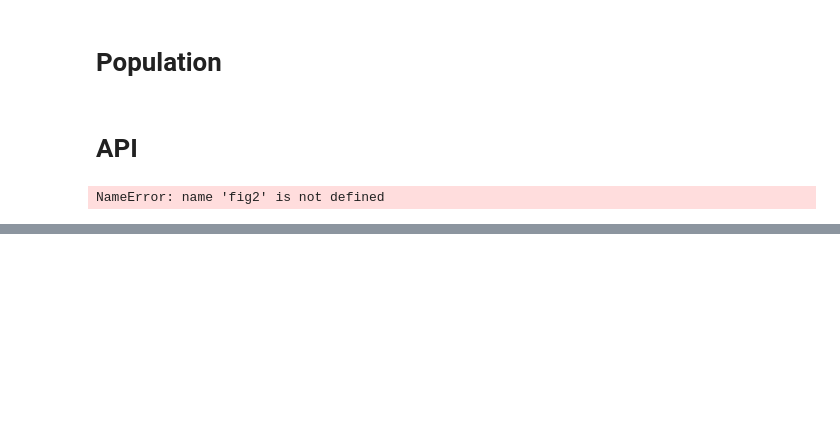
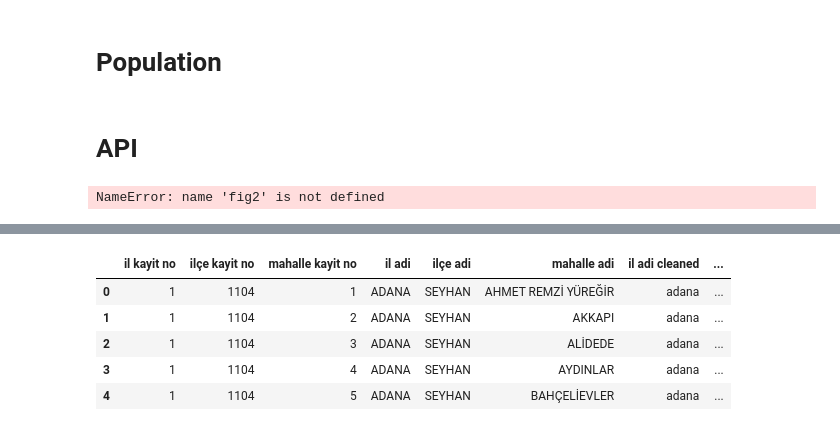
Before and after one commit to Zakerous76/analythings-viz-2-fastAPI-integration, a Jupyter notebook: plotly-py-viz-fastapi/developement.ipynb, the cells around one changed output, grey strips where cells are left out. Cells and saved outputs as stored; diff of their text form; code cells hidden in the pictures; blank space fills up the shorter version.

```diff
--- a/plotly-py-viz-fastapi/developement.ipynb
+++ b/plotly-py-viz-fastapi/developement.ipynb
@@ -1010,20 +985,42 @@ df_a.set_index("id").sort_index()
+# %%
+turkish_to_english = {
+    'ç': 'c', 'ğ': 'g', 'ı': 'i', 'ö': 'o', 'ş': 's', 'ü': 'u', "i̇": "i",
+    'Ç': 'C', 'Ğ': 'G', 'İ': 'I', 'Ö': 'O', 'Ş': 'S', 'Ü': 'U', ".": ""
+}
+def replace_turkish_chars(text):
+    text = text.lower()
+    for turkish_char, english_char in turkish_to_english.items():
+        text = text.replace(turkish_char, english_char)
+    return text
 # %%
 def population_df():
     df_p = pd.read_excel("./datasets/nüfus.xlsx",  sheet_name="MAHALLE NÜFUSU", index_col=0)
     cols = ['il kayit no', 'ilçe kayit no', 'belde/köy kayit no', 'mahalle kayit no',
     'il adi', 'ilçe adi', 'belediye adi', 'mahalle adi', 'mahallenin bağli olduğu belediyenin niteliği',
     'toplam', 'erkek', 'kadin']
     df_p.columns = cols
 
     # df_p_cities[(df_p_cities["mahalle adi"]==" ".join("2000 Evler Mh.".split()[:-1]).upper()) & (df_p_cities["ilçe adi"]=="seyhan".upper())] #for query
 
     df_p = df_p[['il kayit no', 'ilçe kayit no', 'mahalle kayit no', "il adi", "ilçe adi", "mahalle adi", "erkek", "kadin"]]
     df_p.erkek = df_p.erkek.replace("C", "0").astype(int)
     df_p.kadin = df_p.kadin.replace("C", "0")
     df_p.kadin = df_p.kadin.replace("-", "0").astype(int)
+    for col in ["il adi", "ilçe adi", "mahalle adi"]:
+        df_p[col + " cleaned"] = df_p[col].apply(lambda x: replace_turkish_chars(str(x)))
 
-    df_p = df_p.groupby(['il kayit no', 'ilçe kayit no', 'mahalle kayit no', "il adi", "ilçe adi", "mahalle adi"])[["erkek", "kadin"]].sum().reset_index()
+
+
+
+    df_p = df_p.groupby(['il kayit no', 'ilçe kayit no', 'mahalle kayit no', "il adi", "ilçe adi", "mahalle adi", "il adi cleaned", "ilçe adi cleaned", "mahalle adi cleaned"])[["erkek", "kadin"]].sum().reset_index()
 
     return df_p
 df = population_df()
 df.head()
+# %% [output]
+|  | il kayit no | ilçe kayit no | mahalle kayit no | il adi | ilçe adi | mahalle adi | il adi cleaned | ... |
+| 0 | 1 | 1104 | 1 | ADANA | SEYHAN | AHMET REMZİ YÜREĞİR | adana | ... |
+| 1 | 1 | 1104 | 2 | ADANA | SEYHAN | AKKAPI | adana | ... |
+| 2 | 1 | 1104 | 3 | ADANA | SEYHAN | ALİDEDE | adana | ... |
+| 3 | 1 | 1104 | 4 | ADANA | SEYHAN | AYDINLAR | adana | ... |
+| 4 | 1 | 1104 | 5 | ADANA | SEYHAN | BAHÇELİEVLER | adana | ... |
```
Also changed, not shown: parts of 19 cells of this notebook, 6 other files.
